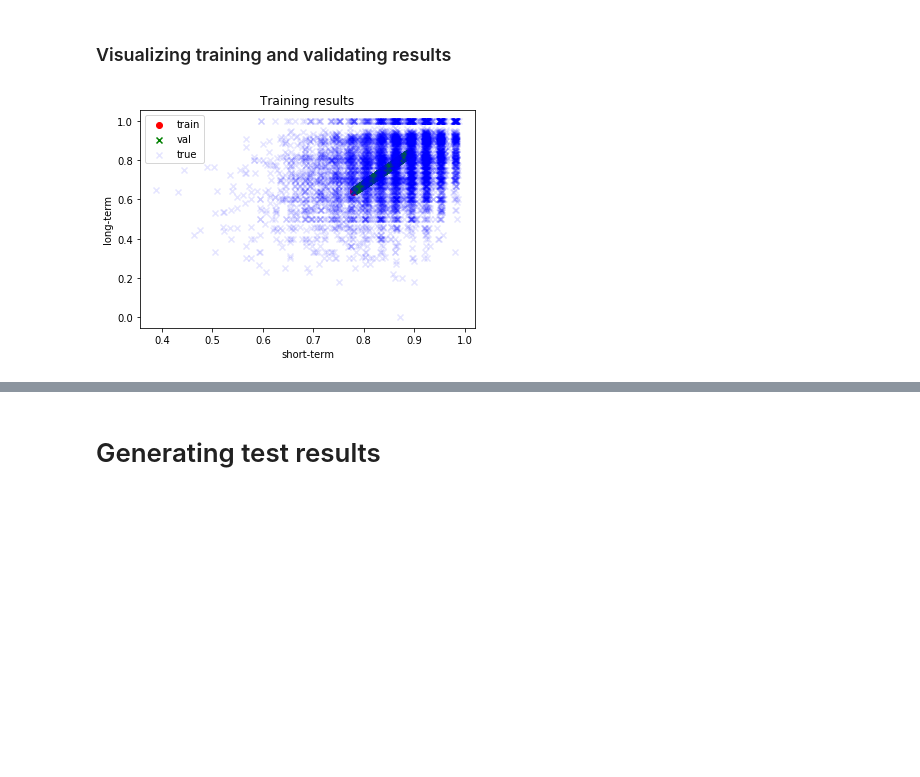
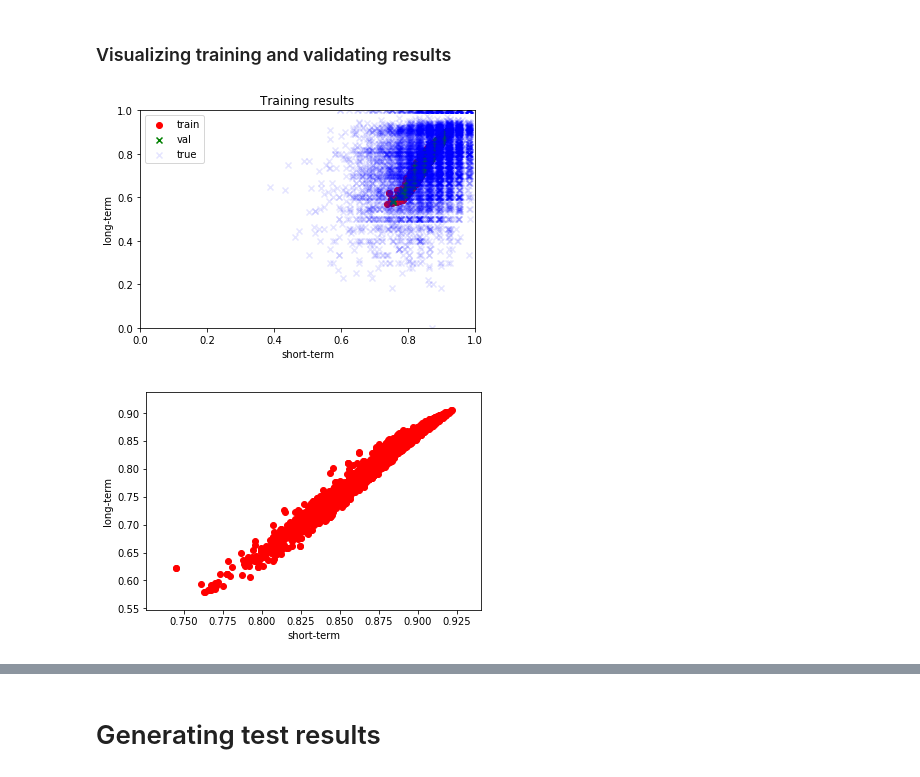
Before and after one commit to stonemason11/multimedia_2018, a Jupyter notebook: Prediction with captions using embedding layer.ipynb, the cells around one changed output, grey strips where cells are left out. Cells and saved outputs as stored; diff of their text form; code cells hidden in the pictures; blank space fills up the shorter version.

Commit message:
1. Predict with C3D and HMP 2. Add functions of calculating spearman's correlation coefficient.

```diff
--- a/Prediction with captions using embedding layer.ipynb
+++ b/Prediction with captions using embedding layer.ipynb
@@ -195,7 +210,7 @@ model.add(SimpleRNN(10))
 model.add(Dense(10,activation='relu',kernel_regularizer=regularizers.l1_l2(l1=0.001,l2=0.004)))
 model.add(Dense(2,activation='sigmoid'))
 
-model.compile(optimizer='rmsprop',loss='mse',metrics=['acc'])
+model.compile(optimizer='rmsprop',loss='mae',metrics=['acc'])
 model.summary()
 # %% [output]
 _________________________________________________________________
@@ -214,7 +229,7 @@ Trainable params: 96,182
 Non-trainable params: 0
 _________________________________________________________________
 # %%
-history = model.fit(X_train,Y_train,epochs=10,batch_size=32,validation_data=(X_val,Y_val))
+history = model.fit(X_train,Y_train,epochs=10,batch_size=20,validation_data=(X_val,Y_val))
 # %% [output]
 Train on 6400 samples, validate on 1600 samples
 Epoch 1/10
@@ -266,15 +281,40 @@ plt.show()
 # %%
 Y_pred_train = model.predict(X_train)
 Y_pred_val = model.predict(X_val)
 
-plt.figure()
-plt.scatter(Y_pred_train[:,0],Y_pred_train[:,1],marker='o',c='r',label='train')
-plt.scatter(Y_pred_val[:,0],Y_pred_val[:,1],marker='x',c='g',label='val')
-plt.scatter(Y[:,0],Y[:,1],marker='x',c='b',label='true',alpha=0.1)
-plt.legend()
-plt.xlabel('short-term')
-plt.ylabel('long-term')
-plt.title('Training results')
-plt.show()
+if len(Y.shape) == 2:
+    plt.figure()
+    plt.scatter(Y_pred_train[:,0],Y_pred_train[:,1],marker='o',c='r',label='train')
+    plt.scatter(Y_pred_val[:,0],Y_pred_val[:,1],marker='x',c='g',label='val')
+    plt.scatter(Y[:,0],Y[:,1],marker='x',c='b',label='true',alpha=0.1)
+    plt.xlim([0,1])
+    plt.ylim([0,1])
+    plt.legend()
+    plt.xlabel('short-term')
+    plt.ylabel('long-term')
+    plt.title('Training results')
+    plt.show()
+
+    # plot testing results
+    Y_pred = model.predict(X_test[:,:],batch_size=32)
+    plt.figure()
+    plt.scatter(Y_pred[:,0],Y_pred[:,1],marker='o',c='r')
+    plt.xlabel('short-term')
+    plt.ylabel('long-term')
+    plt.show()
+
+else:
+    plt.figure()
+    plt.scatter(Y_pred_train,Y_train,marker='o',c='r',label='train')
+    plt.scatter(Y_pred_val,Y_val,marker='x',c='g',label='val')
+    #plt.scatter(Y[:,0],Y[:,1],marker='x',c='b',label='true',alpha=0.1)
+    plt.xlim([0,1])
+    plt.ylim([0,1])
+    plt.legend()
+    plt.xlabel('true')
+    plt.ylabel('pred')
+    plt.title('Training results [short-term]')
+    plt.show()
 # %% [output]
-[figure, old version]
+[figure, new version]
+[figure, added]
```
Also changed, not shown: parts of 13 cells of this notebook, 1 other file.
